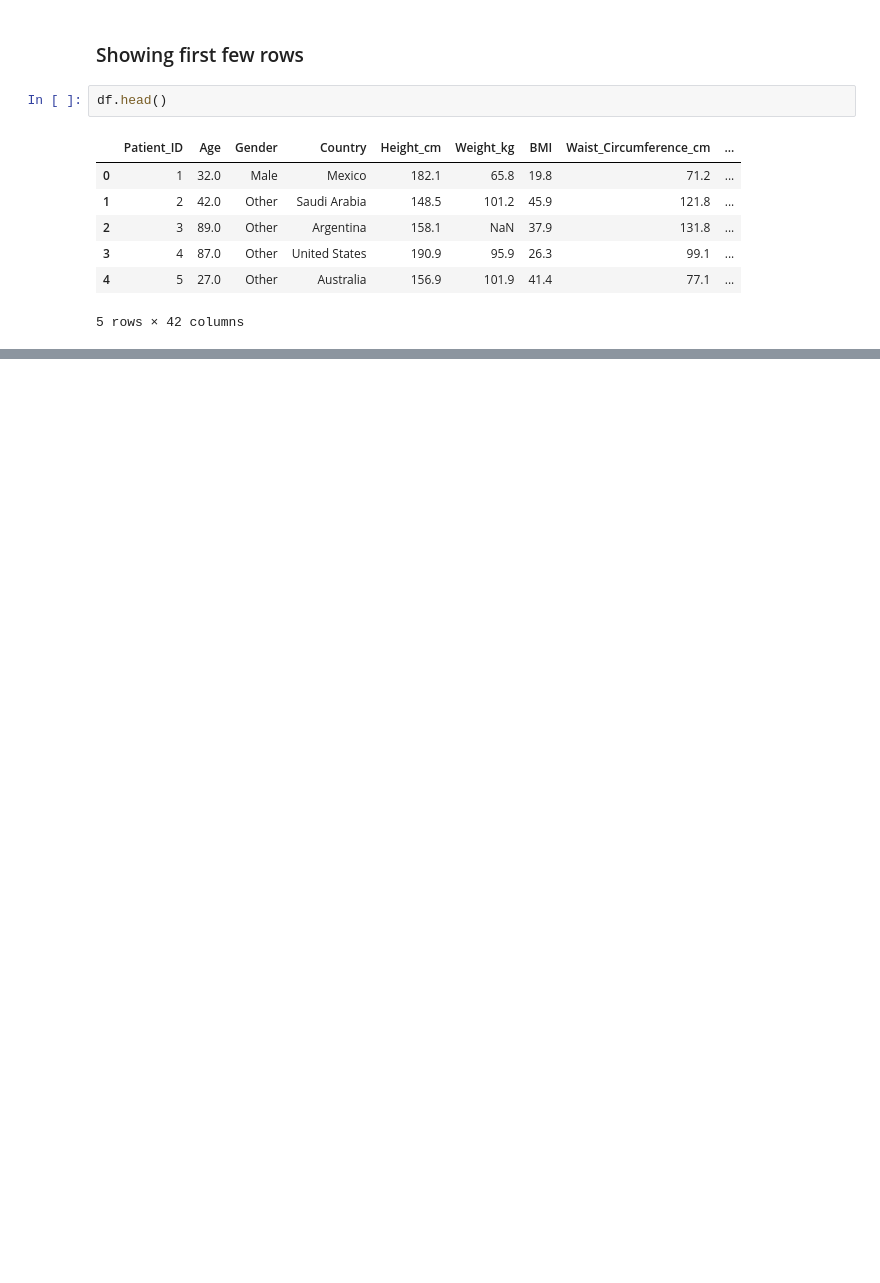
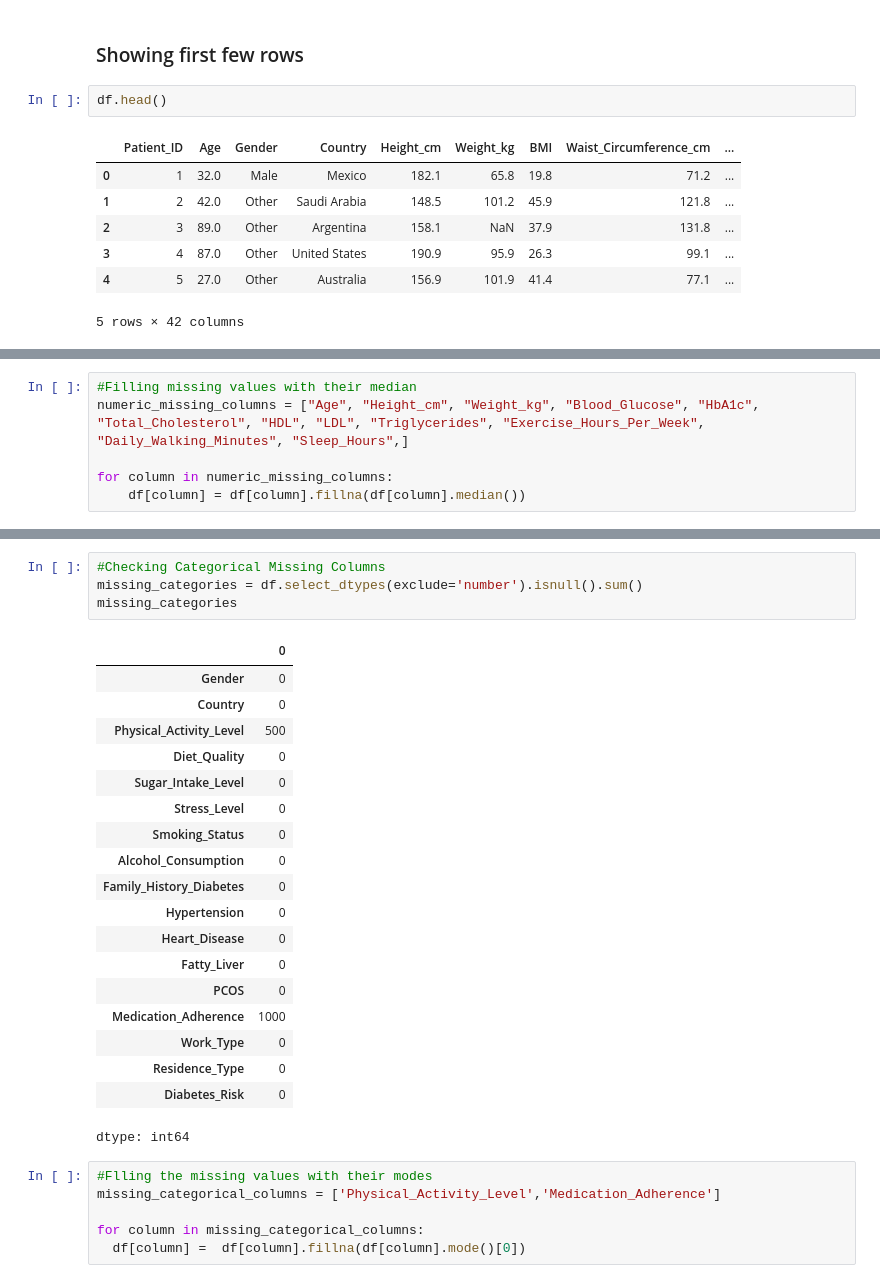
Before and after one commit to mdzubayereashraf/Ostad-AI-Engineering-Course-Assignments, a Jupyter notebook: Assignmen_No_11(Diabetes_Prediction).ipynb, the cells around one changed output, grey strips where cells are left out. Saved outputs shown, nothing was run; the diff lists cells and outputs as text; blank space fills up the shorter version.

```diff
--- a/Assignmen_No_11(Diabetes_Prediction).ipynb
+++ b/Assignmen_No_11(Diabetes_Prediction).ipynb
@@ -45,0 +207,6 @@ df.head()
+# %%
+#Filling missing values with their median
+numeric_missing_columns = ["Age", "Height_cm", "Weight_kg", "Blood_Glucose", "HbA1c", "Total_Cholesterol", "HDL", "LDL", "Triglycerides", "Exercise_Hours_Per_Week", "Daily_Walking_Minutes", "Sleep_Hours",]
+
+for column in numeric_missing_columns:
+    df[column] = df[column].fillna(df[column].median())
@@ -45,0 +259,30 @@ df.head()
+# %%
+#Checking Categorical Missing Columns
+missing_categories = df.select_dtypes(exclude='number').isnull().sum()
+missing_categories
+# %% [output]
+|  | 0 |
+| Gender | 0 |
+| Country | 0 |
+| Physical_Activity_Level | 500 |
+| Diet_Quality | 0 |
+| Sugar_Intake_Level | 0 |
+| Stress_Level | 0 |
+| Smoking_Status | 0 |
+| Alcohol_Consumption | 0 |
+| Family_History_Diabetes | 0 |
+| Hypertension | 0 |
+| Heart_Disease | 0 |
+| Fatty_Liver | 0 |
+| PCOS | 0 |
+| Medication_Adherence | 1000 |
+| Work_Type | 0 |
+| Residence_Type | 0 |
+| Diabetes_Risk | 0 |
+dtype: int64
+# %%
+#Flling the missing values with their modes
+missing_categorical_columns = ['Physical_Activity_Level','Medication_Adherence']
+
+for column in missing_categorical_columns:
+  df[column] =  df[column].fillna(df[column].mode()[0])
```
Also changed, not shown: parts of 24 cells of this notebook.
